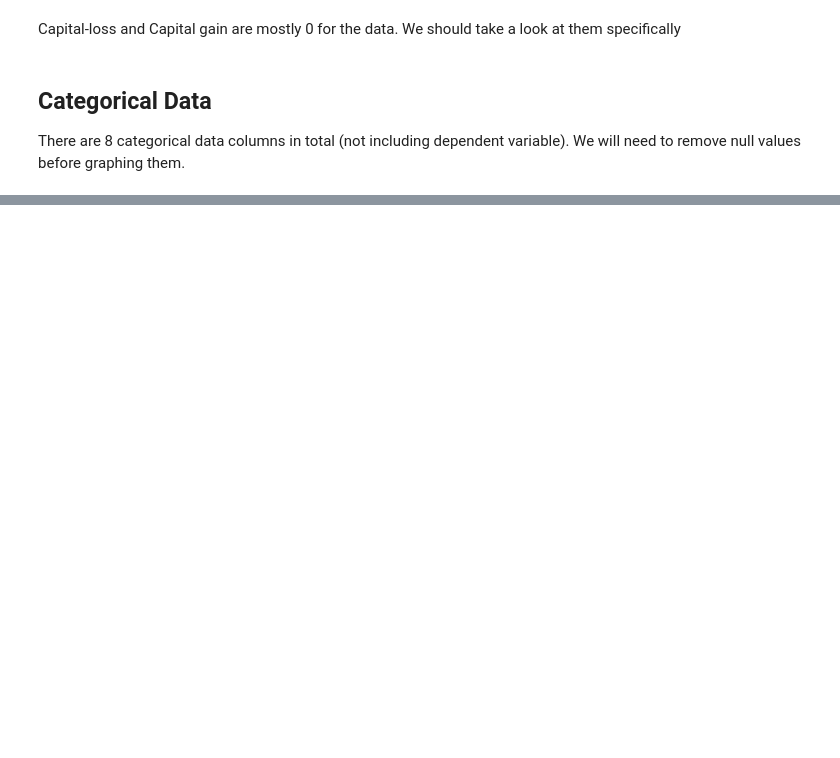
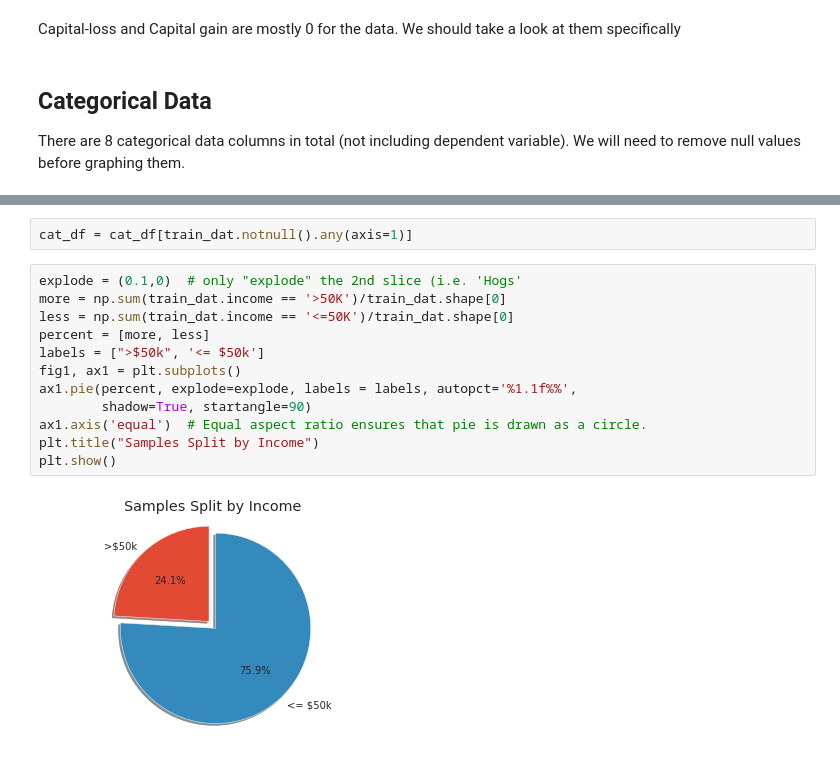
Before and after one commit to zongqi-wang/578-Data-Visualization, a Jupyter notebook: Data_Exploration_and_Visualizations.ipynb, the cells around one changed output, grey strips where cells are left out. Drawn from its saved outputs; the diff is of its cells as text; blank space fills up the shorter version.

```diff
--- a/Data_Exploration_and_Visualizations.ipynb
+++ b/Data_Exploration_and_Visualizations.ipynb
@@ -380,0 +285,16 @@ plt.show()
+# %%
+cat_df = cat_df[train_dat.notnull().any(axis=1)]
+# %%
+explode = (0.1,0)  # only "explode" the 2nd slice (i.e. 'Hogs'
+more = np.sum(train_dat.income == '>50K')/train_dat.shape[0]
+less = np.sum(train_dat.income == '<=50K')/train_dat.shape[0]
+percent = [more, less]
+labels = [">$50k", '<= $50k']
+fig1, ax1 = plt.subplots()
+ax1.pie(percent, explode=explode, labels = labels, autopct='%1.1f%%',
+        shadow=True, startangle=90)
+ax1.axis('equal')  # Equal aspect ratio ensures that pie is drawn as a circle.
+plt.title("Samples Split by Income")
+plt.show()
+# %% [output]
+[figure, added]
```
Also changed, not shown: parts of 62 cells of this notebook.
